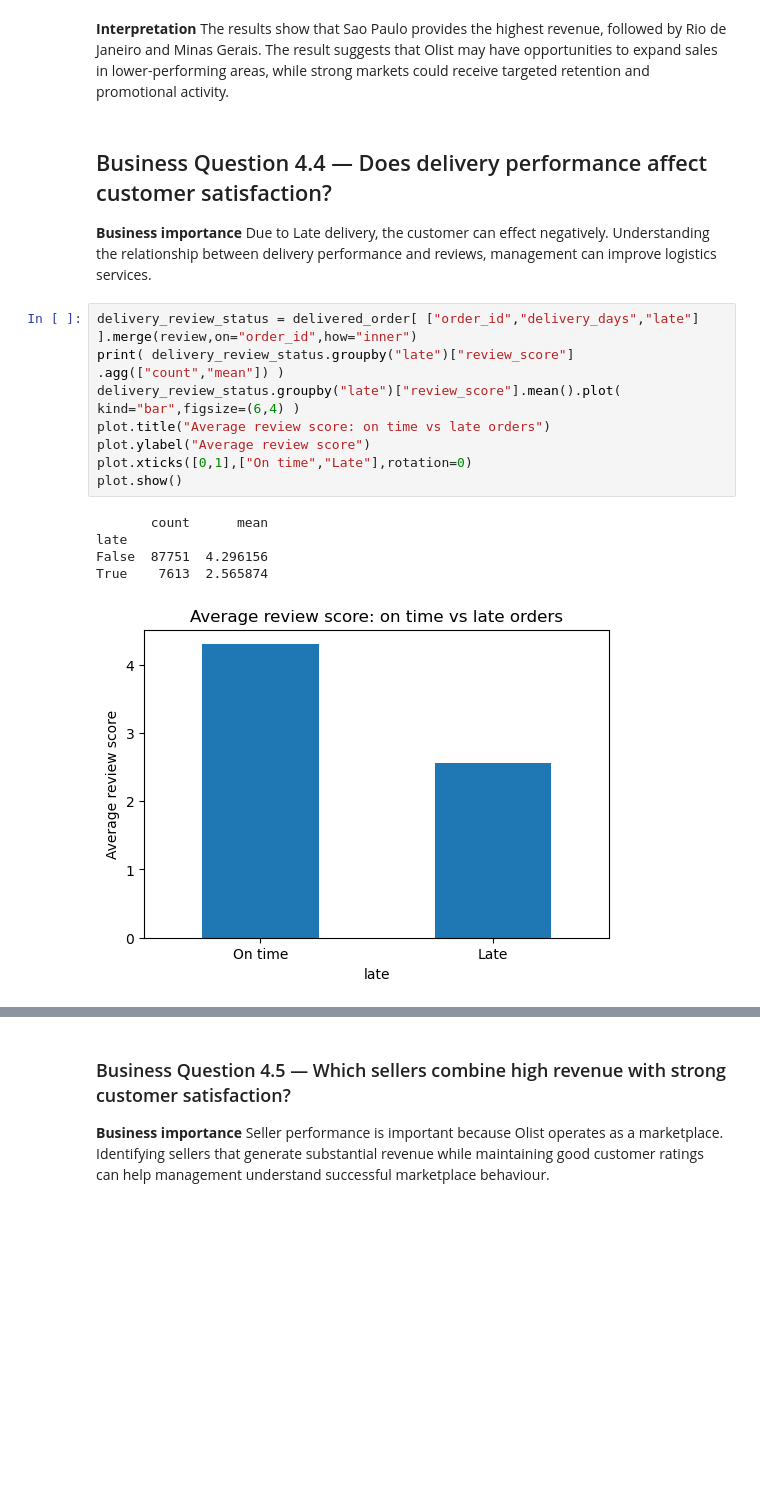
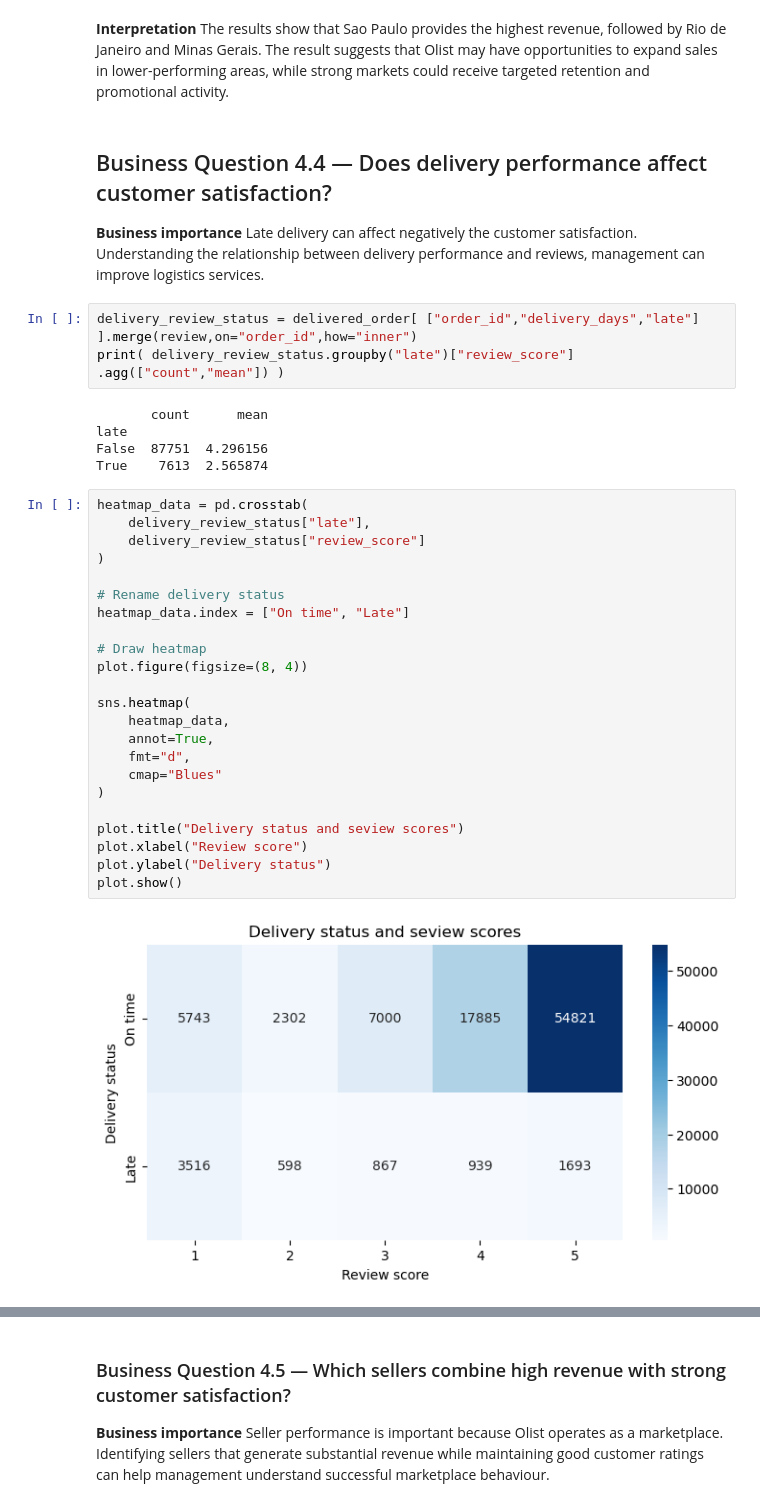
Before and after one commit to deepak324/e_commerce, a Jupyter notebook: AI_App_Assignment.ipynb, the cells around one changed output, grey strips where cells are left out. Drawn from its saved outputs; the diff is of its cells as text; blank space fills up the shorter version.

```diff
--- a/AI_App_Assignment.ipynb
+++ b/AI_App_Assignment.ipynb
@@ -321,20 +321,39 @@ The results show that Sao Paulo provides the highest revenue, followed by Rio de
 ## Business Question 4.4 — Does delivery performance affect customer satisfaction?
 
 **Business importance**
-Due to Late delivery, the customer can effect negatively. Understanding the relationship between delivery performance and reviews, management can improve logistics services.
+Late delivery can affect negatively the customer satisfaction. Understanding the relationship between delivery performance and reviews, management can improve logistics services.
 # %%
 delivery_review_status = delivered_order[ ["order_id","delivery_days","late"] ].merge(review,on="order_id",how="inner")
 print( delivery_review_status.groupby("late")["review_score"] .agg(["count","mean"]) )
-delivery_review_status.groupby("late")["review_score"].mean().plot( kind="bar",figsize=(6,4) )
-plot.title("Average review score: on time vs late orders")
-plot.ylabel("Average review score")
-plot.xticks([0,1],["On time","Late"],rotation=0)
-plot.show()
 # %% [output]
        count      mean
 late
 False  87751  4.296156
 True    7613  2.565874
-[figure, removed]
+# %%
+heatmap_data = pd.crosstab(
+    delivery_review_status["late"],
+    delivery_review_status["review_score"]
+)
+
+# Rename delivery status
+heatmap_data.index = ["On time", "Late"]
+
+# Draw heatmap
+plot.figure(figsize=(8, 4))
+
+sns.heatmap(
+    heatmap_data,
+    annot=True,
+    fmt="d",
+    cmap="Blues"
+)
+
+plot.title("Delivery status and seview scores")
+plot.xlabel("Review score")
+plot.ylabel("Delivery status")
+plot.show()
+# %% [output]
+[figure, added]
 # %% [markdown]
 **Interpretation**
```
Also changed, not shown: parts of 16 cells of this notebook, 1 other file.
